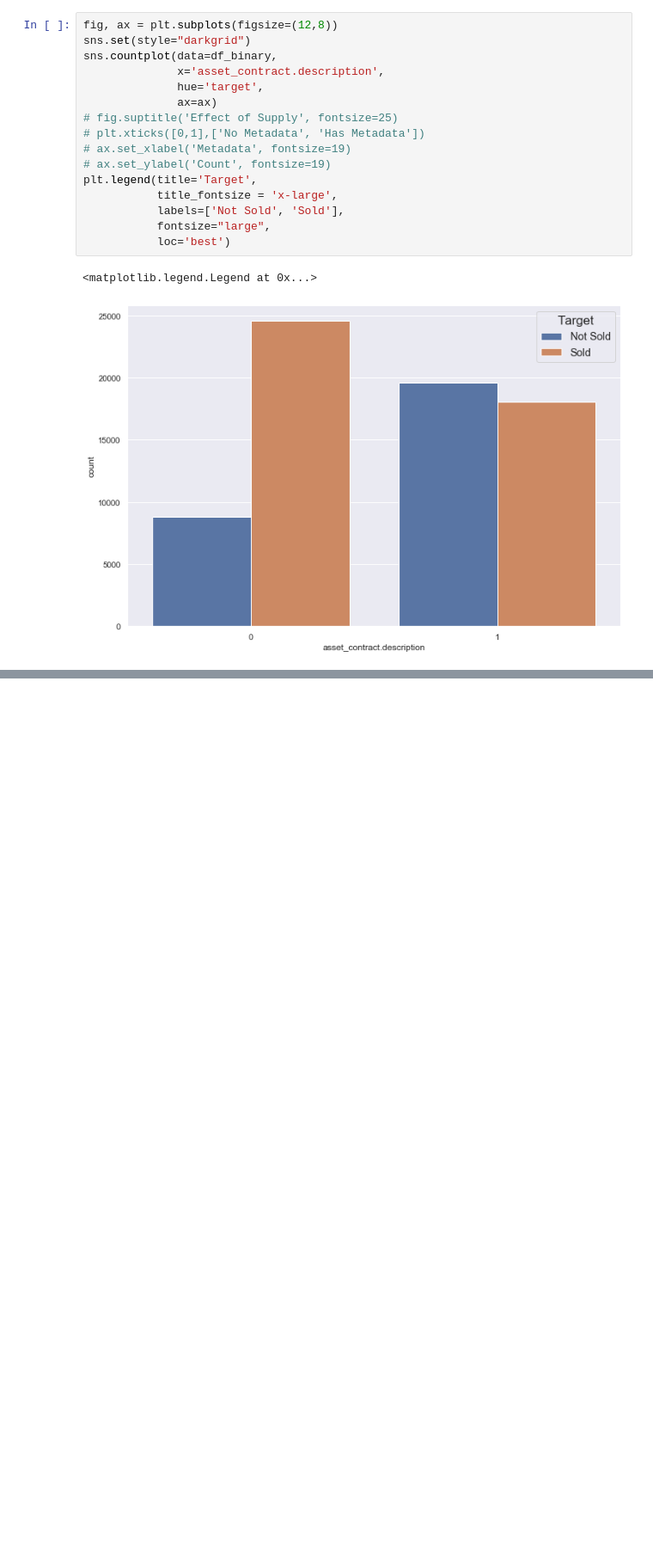
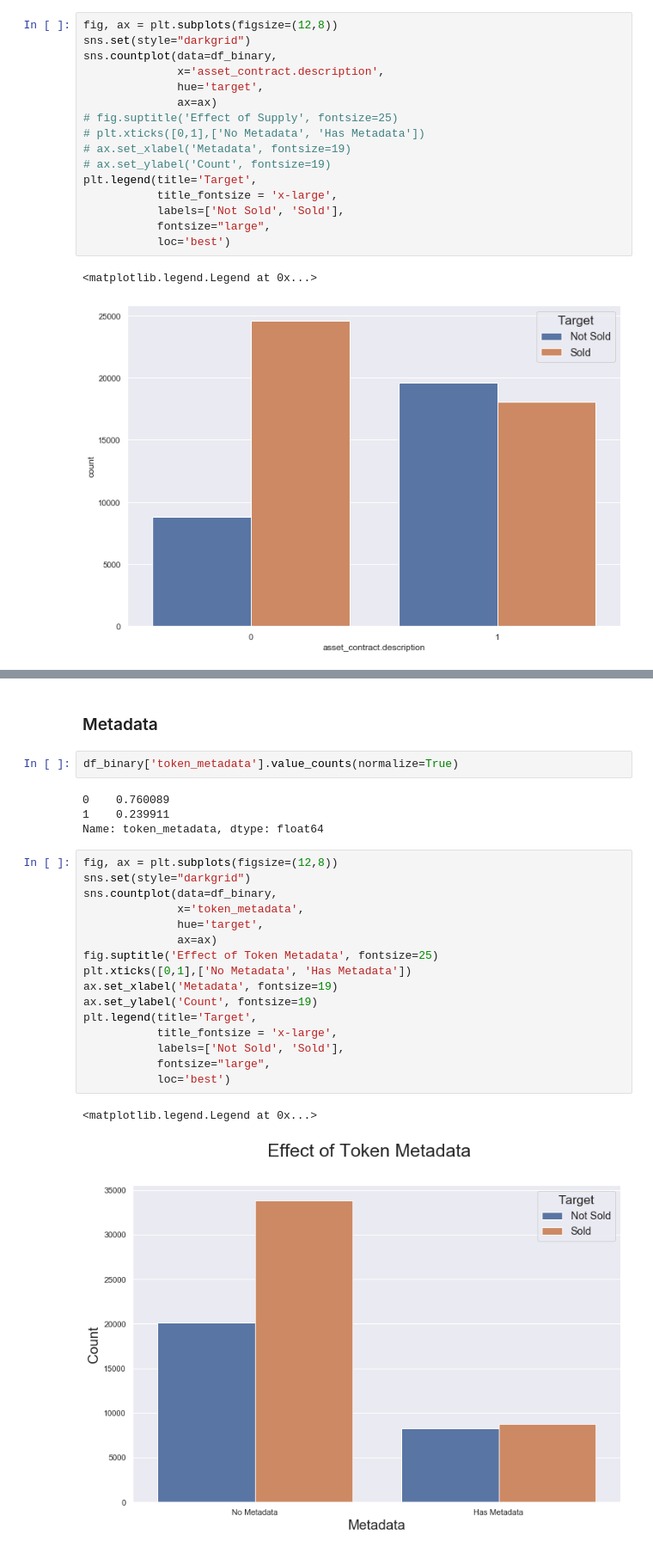
Before and after one commit to shawnjohnsamuel/nft-sale-prediction, a Jupyter notebook: notebooks/5_visualizations.ipynb, the cells around one changed output, grey strips where cells are left out. Shown: that part at 86% size. Saved outputs shown, nothing was run; the diff lists cells and outputs as text; blank space fills up the shorter version.

Commit message:
digging into some plots

```diff
--- a/notebooks/5_visualizations.ipynb
+++ b/notebooks/5_visualizations.ipynb
@@ -187,0 +185,27 @@ plt.legend(title='Target',
+# %% [markdown]
+### Metadata
+# %%
+df_binary['token_metadata'].value_counts(normalize=True)
+# %% [output]
+0    0.760089
+1    0.239911
+Name: token_metadata, dtype: float64
+# %%
+fig, ax = plt.subplots(figsize=(12,8))
+sns.set(style="darkgrid")
+sns.countplot(data=df_binary,
+              x='token_metadata',
+              hue='target',
+              ax=ax)
+fig.suptitle('Effect of Token Metadata', fontsize=25)
+plt.xticks([0,1],['No Metadata', 'Has Metadata'])
+ax.set_xlabel('Metadata', fontsize=19)
+ax.set_ylabel('Count', fontsize=19)
+plt.legend(title='Target',
+           title_fontsize = 'x-large',
+           labels=['Not Sold', 'Sold'],
+           fontsize="large",
+           loc='best')
+# %% [output]
+<matplotlib.legend.Legend at 0x...>
+[figure, added]
```
Also changed, not shown: parts of 11 cells of this notebook.
